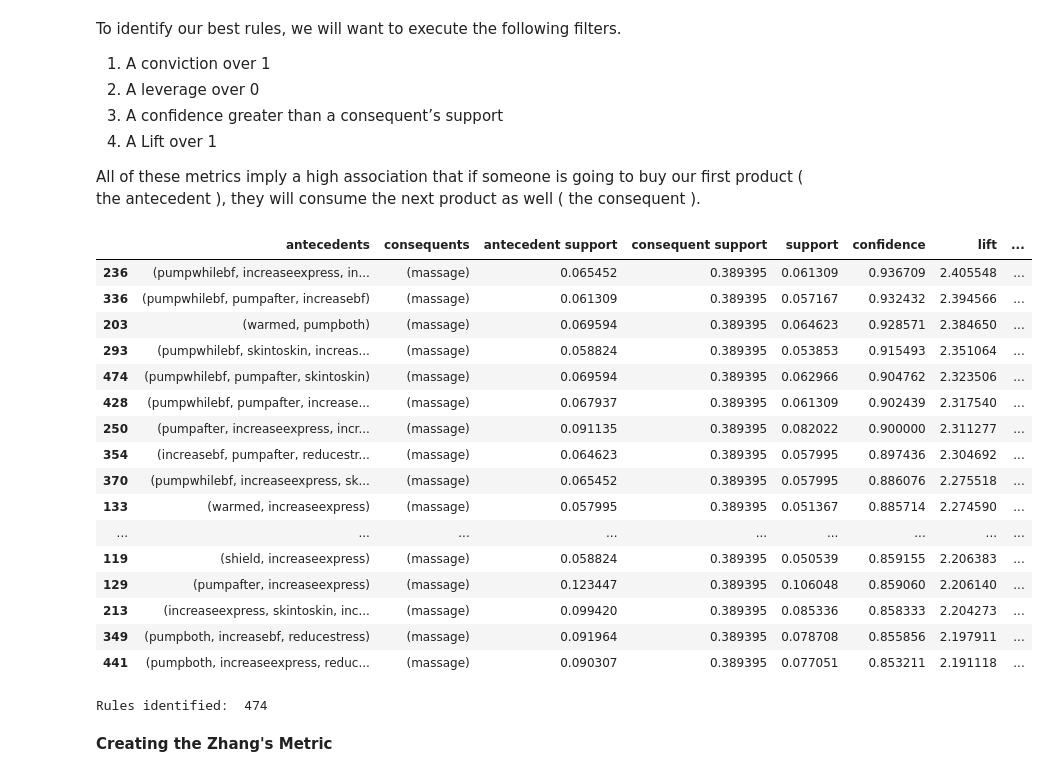
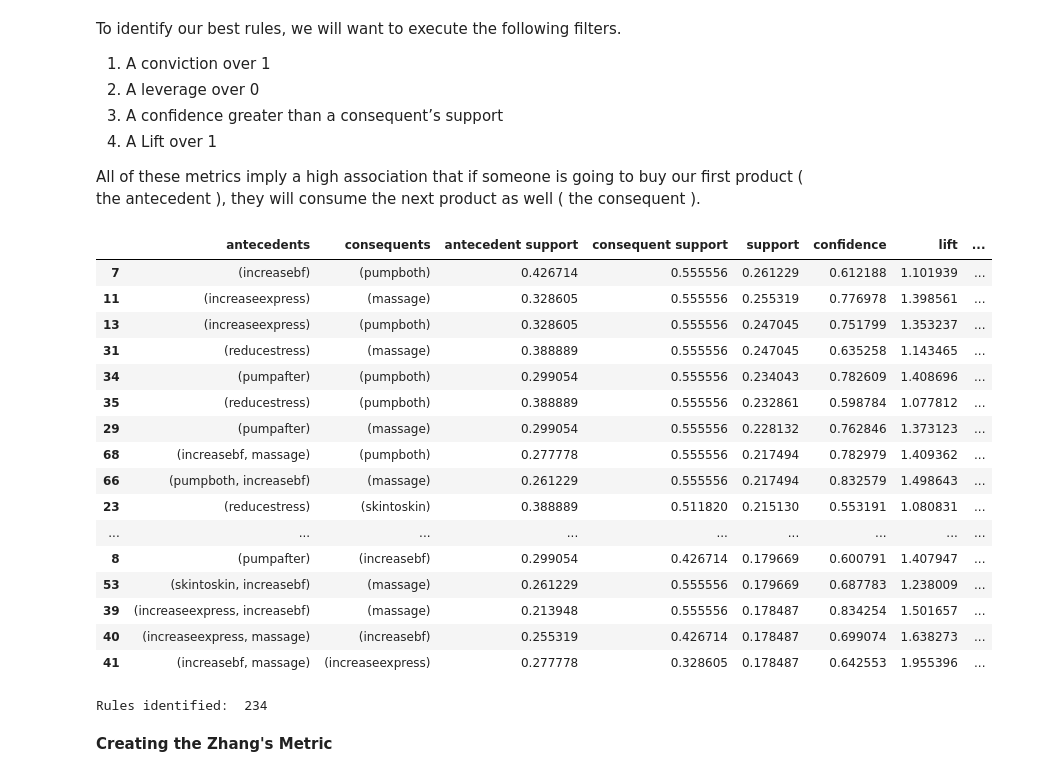
Before and after one commit to allisonhepworth/galactoguges, a Jupyter notebook: code/Market_basket_analysis_behavioural_strategies.ipynb, the cells around one changed output. Saved outputs shown, nothing was run; the diff lists cells and outputs as text; code cells hidden in the pictures.

```diff
--- a/code/Market_basket_analysis_behavioural_strategies.ipynb
+++ b/code/Market_basket_analysis_behavioural_strategies.ipynb
@@ -403,7 +403,7 @@ column_names = ['ComboSupp',
        'fennel', 'milkthistle', 'nettle']
 df['supplements_sum']= df[column_names].sum(axis=1)
 # %%
-column_names = ['domperidone', 'metaclopramide',
+column_names = [#'domperidone', 'metaclopramide',
        'increasebf', 'increaseexpress', 'skintoskin', 'shield', 'massage',
        'pumpwhilebf', 'pumpboth', 'pumpafter', 'warmed', 'reducestress']
 df['beh_strategies_sum']=df[column_names].sum(axis=1)
@@ -449,6 +453,3 @@ beh_strategies_median_new = beh_strat_df['beh_strategies_sum'].median()
 beh_strategies_median_new
 # %% [output]
 3.0
-# %%
-beh_strat_df = df.iloc[:,33:43]
-beh_strat_df
@@ -468,0 +456,3 @@ beh_strat_df
+# %%
+beh_strat_df = beh_strat_df[column_names]
+beh_strat_df
@@ -498,6 +502,6 @@ reducestress       0.272577
 dtype: float64
 # %%
-frequent_itemsets = apriori(beh_strat_df, min_support= 0.05, use_colnames=True, max_len = 4)
+frequent_itemsets = apriori(beh_strat_df, min_support= 0.10, use_colnames=True, max_len = 4)
 rules_2 = association_rules(frequent_itemsets, metric="confidence",  min_threshold = 0.5)
 # %% [markdown]
 Dropping rules that have same lift.
@@ -515,27 +519,27 @@ All of these metrics imply a high association that if someone is going to buy ou
 # %%
 rules_2 = rules_2[(rules_2['conviction']> 1) & (rules_2['leverage']>0 & (rules_2['confidence']> rules_2['consequent support']) )]
 # %%
-display(rules_2.sort_values(by ='confidence', ascending=False).head(30))
+display(rules_2.sort_values(by ='support', ascending=False).head(30))
 print("Rules identified: ", len(rules_2))
 # %% [output]
 |  | antecedents | consequents | antecedent support | consequent support | support | confidence | lift | ... |
-| 236 | (pumpwhilebf, increaseexpress, in... | (massage) | 0.065452 | 0.389395 | 0.061309 | 0.936709 | 2.405548 | ... |
-| 336 | (pumpwhilebf, pumpafter, increasebf) | (massage) | 0.061309 | 0.389395 | 0.057167 | 0.932432 | 2.394566 | ... |
-| 203 | (warmed, pumpboth) | (massage) | 0.069594 | 0.389395 | 0.064623 | 0.928571 | 2.384650 | ... |
-| 293 | (pumpwhilebf, skintoskin, increas... | (massage) | 0.058824 | 0.389395 | 0.053853 | 0.915493 | 2.351064 | ... |
-| 474 | (pumpwhilebf, pumpafter, skintoskin) | (massage) | 0.069594 | 0.389395 | 0.062966 | 0.904762 | 2.323506 | ... |
-| 428 | (pumpwhilebf, pumpafter, increase... | (massage) | 0.067937 | 0.389395 | 0.061309 | 0.902439 | 2.317540 | ... |
-| 250 | (pumpafter, increaseexpress, incr... | (massage) | 0.091135 | 0.389395 | 0.082022 | 0.900000 | 2.311277 | ... |
-| 354 | (increasebf, pumpafter, reducestr... | (massage) | 0.064623 | 0.389395 | 0.057995 | 0.897436 | 2.304692 | ... |
-| 370 | (pumpwhilebf, increaseexpress, sk... | (massage) | 0.065452 | 0.389395 | 0.057995 | 0.886076 | 2.275518 | ... |
-| 133 | (warmed, increaseexpress) | (massage) | 0.057995 | 0.389395 | 0.051367 | 0.885714 | 2.274590 | ... |
+| 7 | (increasebf) | (pumpboth) | 0.426714 | 0.555556 | 0.261229 | 0.612188 | 1.101939 | ... |
+| 11 | (increaseexpress) | (massage) | 0.328605 | 0.555556 | 0.255319 | 0.776978 | 1.398561 | ... |
+| 13 | (increaseexpress) | (pumpboth) | 0.328605 | 0.555556 | 0.247045 | 0.751799 | 1.353237 | ... |
+| 31 | (reducestress) | (massage) | 0.388889 | 0.555556 | 0.247045 | 0.635258 | 1.143465 | ... |
+| 34 | (pumpafter) | (pumpboth) | 0.299054 | 0.555556 | 0.234043 | 0.782609 | 1.408696 | ... |
+| 35 | (reducestress) | (pumpboth) | 0.388889 | 0.555556 | 0.232861 | 0.598784 | 1.077812 | ... |
+| 29 | (pumpafter) | (massage) | 0.299054 | 0.555556 | 0.228132 | 0.762846 | 1.373123 | ... |
+| 68 | (increasebf, massage) | (pumpboth) | 0.277778 | 0.555556 | 0.217494 | 0.782979 | 1.409362 | ... |
+| 66 | (pumpboth, increasebf) | (massage) | 0.261229 | 0.555556 | 0.217494 | 0.832579 | 1.498643 | ... |
+| 23 | (reducestress) | (skintoskin) | 0.388889 | 0.511820 | 0.215130 | 0.553191 | 1.080831 | ... |
 | ... | ... | ... | ... | ... | ... | ... | ... | ... |
-| 119 | (shield, increaseexpress) | (massage) | 0.058824 | 0.389395 | 0.050539 | 0.859155 | 2.206383 | ... |
-| 129 | (pumpafter, increaseexpress) | (massage) | 0.123447 | 0.389395 | 0.106048 | 0.859060 | 2.206140 | ... |
-| 213 | (increaseexpress, skintoskin, inc... | (massage) | 0.099420 | 0.389395 | 0.085336 | 0.858333 | 2.204273 | ... |
-| 349 | (pumpboth, increasebf, reducestress) | (massage) | 0.091964 | 0.389395 | 0.078708 | 0.855856 | 2.197911 | ... |
-| 441 | (pumpboth, increaseexpress, reduc... | (massage) | 0.090307 | 0.389395 | 0.077051 | 0.853211 | 2.191118 | ... |
+| 8 | (pumpafter) | (increasebf) | 0.299054 | 0.426714 | 0.179669 | 0.600791 | 1.407947 | ... |
+| 53 | (skintoskin, increasebf) | (massage) | 0.261229 | 0.555556 | 0.179669 | 0.687783 | 1.238009 | ... |
+| 39 | (increaseexpress, increasebf) | (massage) | 0.213948 | 0.555556 | 0.178487 | 0.834254 | 1.501657 | ... |
+| 40 | (increaseexpress, massage) | (increasebf) | 0.255319 | 0.426714 | 0.178487 | 0.699074 | 1.638273 | ... |
+| 41 | (increasebf, massage) | (increaseexpress) | 0.277778 | 0.328605 | 0.178487 | 0.642553 | 1.955396 | ... |
-Rules identified:  474
+Rules identified:  234
 # %% [markdown]
 __Creating the Zhang's Metric__
 # %% [markdown]
```
Also changed, not shown: parts of 29 cells of this notebook, 3 other files.
